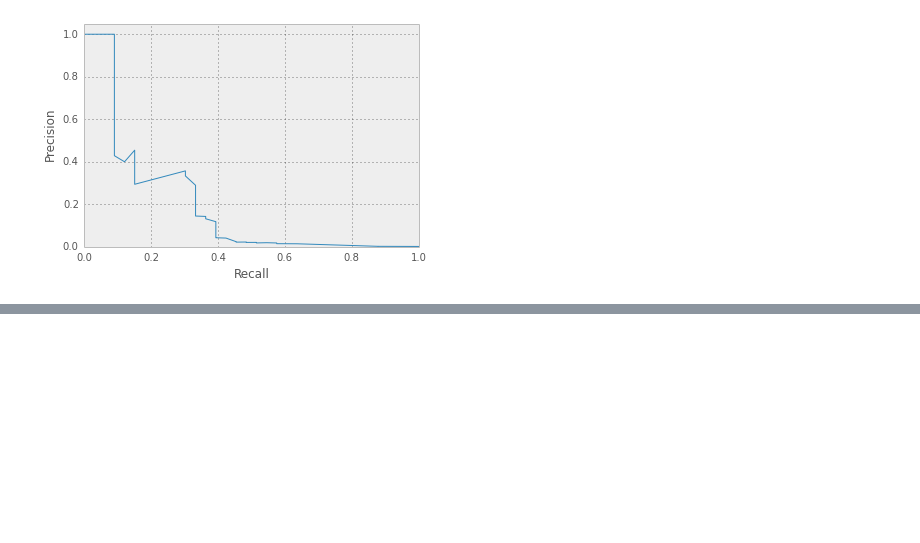
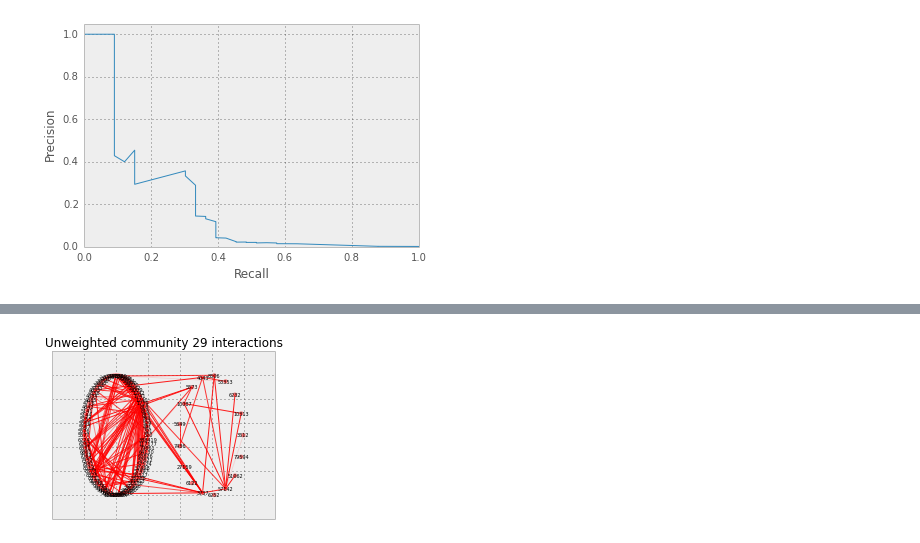
Before and after one commit to gngdb/opencast-bio, a Jupyter notebook: notebooks/Creating pgf graphs.ipynb, the cells around one changed output, grey strips where cells are left out. Cells and saved outputs as stored; diff of their text form; code cells hidden in the pictures; blank space fills up the shorter version.

```diff
--- a/notebooks/Creating pgf graphs.ipynb
+++ b/notebooks/Creating pgf graphs.ipynb
@@ -334,0 +360,31 @@ drawprecisionrecall(precision,recall,"rf.pr.tikz")
+# %%
+def plotcommunities(com1,com2,fname,title):
+    fig = plt.figure()
+    fig.set_size_inches(4,3)
+    plt.title(title, size=12)
+    G = nx.Graph()
+    for l in interactions:
+        if l[0] in set(com1+com2) and l[1] in set(com1+com2):
+            G.add_edge(l[0],l[1],weight=float(l[2]))
+    edict = {}
+    lim = min([d['weight'] for (u,v,d) in G.edges(data=True)])
+    diff = np.linspace(lim,1.0,10)[1]- np.linspace(lim,1.0,10)[0]
+    for x in np.linspace(lim,1.0,10):
+        edict[x] = [(u,v) for (u,v,d) in G.edges(data=True) if d['weight'] > x and d['weight'] < x+diff]
+    pos = nx.circular_layout(com1)
+    pos2 = nx.circular_layout(set(com2)-set(com1))
+    for k in pos2:
+        pos2[k] = np.array([pos2[k][0]+1.5,pos2[k][1]])
+    pos = dict(pos.items()+pos2.items())
+    nx.draw_networkx_nodes(G,pos,node_size=20,alpha=0.5)
+    for k in edict:
+        nx.draw_networkx_edges(G,pos,edgelist=edict[k],alpha=(k-lim)*(1/(1-lim)),edge_color='r')
+        #nx.draw_networkx_edges(G,pos,edgelist=edict[k],edge_color='r')
+    l=nx.draw_networkx_labels(G,pos,font_size=5,font_family='sans-serif')
+    plt.tick_params(labelleft='off',labelbottom='off')
+    plt.savefig(os.path.join(imagedir,fname))
+    return None
+# %%
+plotcommunities(uw29,w33,"nx2933.pgf","Unweighted community 29 interactions")
+# %% [output]
+[figure, added]
```
Also changed, not shown: parts of 12 cells of this notebook, 1 other file.
